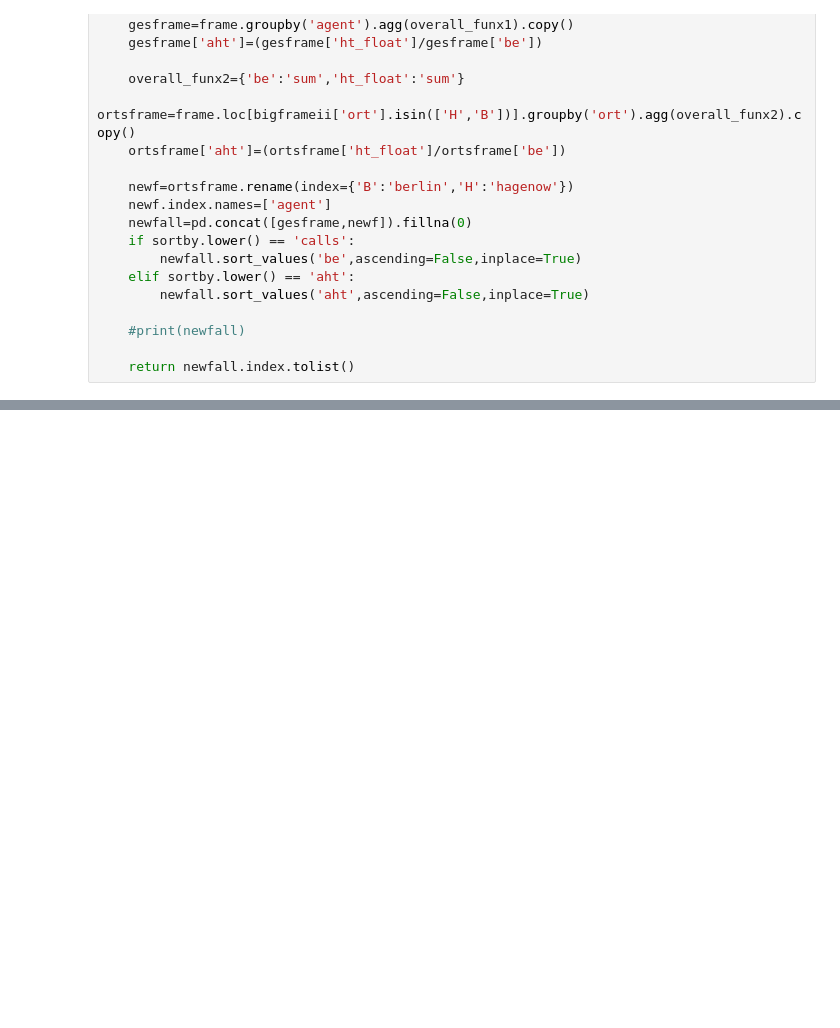
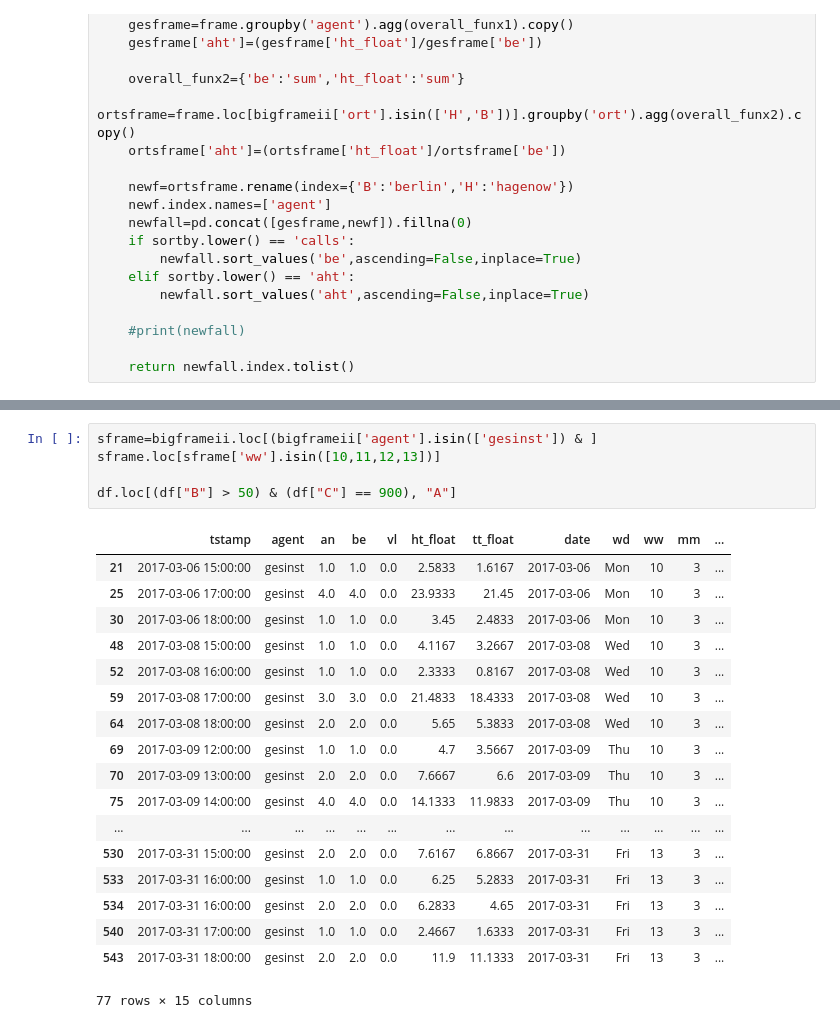
Before and after one commit to gestos/keuch, a Jupyter notebook: code_box/pyt/spreadsheetparsing/entwuerfe/plotlib_and_pickles/notebooks/Agenten_mit_Chooser_1-Copy1.ipynb, the cells around one changed output, grey strips where cells are left out. Saved outputs shown, nothing was run; the diff lists cells and outputs as text; blank space fills up the shorter version.

```diff
--- a/code_box/pyt/spreadsheetparsing/entwuerfe/plotlib_and_pickles/notebooks/Agenten_mit_Chooser_1-Copy1.ipynb
+++ b/code_box/pyt/spreadsheetparsing/entwuerfe/plotlib_and_pickles/notebooks/Agenten_mit_Chooser_1-Copy1.ipynb
@@ -577,0 +338,24 @@ plotit('gesinst', 'woche')   ## funktioniert, aber zeitraum muß vorher noch ges
+# %%
+sframe=bigframeii.loc[(bigframeii['agent'].isin(['gesinst']) & ]
+sframe.loc[sframe['ww'].isin([10,11,12,13])]
+
+df.loc[(df["B"] > 50) & (df["C"] == 900), "A"]
+# %% [output]
+|  | tstamp | agent | an | be | vl | ht_float | tt_float | date | wd | ww | mm | ... |
+| 21 | 2017-03-06 15:00:00 | gesinst | 1.0 | 1.0 | 0.0 | 2.5833 | 1.6167 | 2017-03-06 | Mon | 10 | 3 | ... |
+| 25 | 2017-03-06 17:00:00 | gesinst | 4.0 | 4.0 | 0.0 | 23.9333 | 21.45 | 2017-03-06 | Mon | 10 | 3 | ... |
+| 30 | 2017-03-06 18:00:00 | gesinst | 1.0 | 1.0 | 0.0 | 3.45 | 2.4833 | 2017-03-06 | Mon | 10 | 3 | ... |
+| 48 | 2017-03-08 15:00:00 | gesinst | 1.0 | 1.0 | 0.0 | 4.1167 | 3.2667 | 2017-03-08 | Wed | 10 | 3 | ... |
+| 52 | 2017-03-08 16:00:00 | gesinst | 1.0 | 1.0 | 0.0 | 2.3333 | 0.8167 | 2017-03-08 | Wed | 10 | 3 | ... |
+| 59 | 2017-03-08 17:00:00 | gesinst | 3.0 | 3.0 | 0.0 | 21.4833 | 18.4333 | 2017-03-08 | Wed | 10 | 3 | ... |
+| 64 | 2017-03-08 18:00:00 | gesinst | 2.0 | 2.0 | 0.0 | 5.65 | 5.3833 | 2017-03-08 | Wed | 10 | 3 | ... |
+| 69 | 2017-03-09 12:00:00 | gesinst | 1.0 | 1.0 | 0.0 | 4.7 | 3.5667 | 2017-03-09 | Thu | 10 | 3 | ... |
+| 70 | 2017-03-09 13:00:00 | gesinst | 2.0 | 2.0 | 0.0 | 7.6667 | 6.6 | 2017-03-09 | Thu | 10 | 3 | ... |
+| 75 | 2017-03-09 14:00:00 | gesinst | 4.0 | 4.0 | 0.0 | 14.1333 | 11.9833 | 2017-03-09 | Thu | 10 | 3 | ... |
+| ... | ... | ... | ... | ... | ... | ... | ... | ... | ... | ... | ... | ... |
+| 530 | 2017-03-31 15:00:00 | gesinst | 2.0 | 2.0 | 0.0 | 7.6167 | 6.8667 | 2017-03-31 | Fri | 13 | 3 | ... |
+| 533 | 2017-03-31 16:00:00 | gesinst | 1.0 | 1.0 | 0.0 | 6.25 | 5.2833 | 2017-03-31 | Fri | 13 | 3 | ... |
+| 534 | 2017-03-31 16:00:00 | gesinst | 2.0 | 2.0 | 0.0 | 6.2833 | 4.65 | 2017-03-31 | Fri | 13 | 3 | ... |
+| 540 | 2017-03-31 17:00:00 | gesinst | 1.0 | 1.0 | 0.0 | 2.4667 | 1.6333 | 2017-03-31 | Fri | 13 | 3 | ... |
+| 543 | 2017-03-31 18:00:00 | gesinst | 2.0 | 2.0 | 0.0 | 11.9 | 11.1333 | 2017-03-31 | Fri | 13 | 3 | ... |
+77 rows × 15 columns
```
Also changed, not shown: parts of 26 cells of this notebook, 6 other files.
